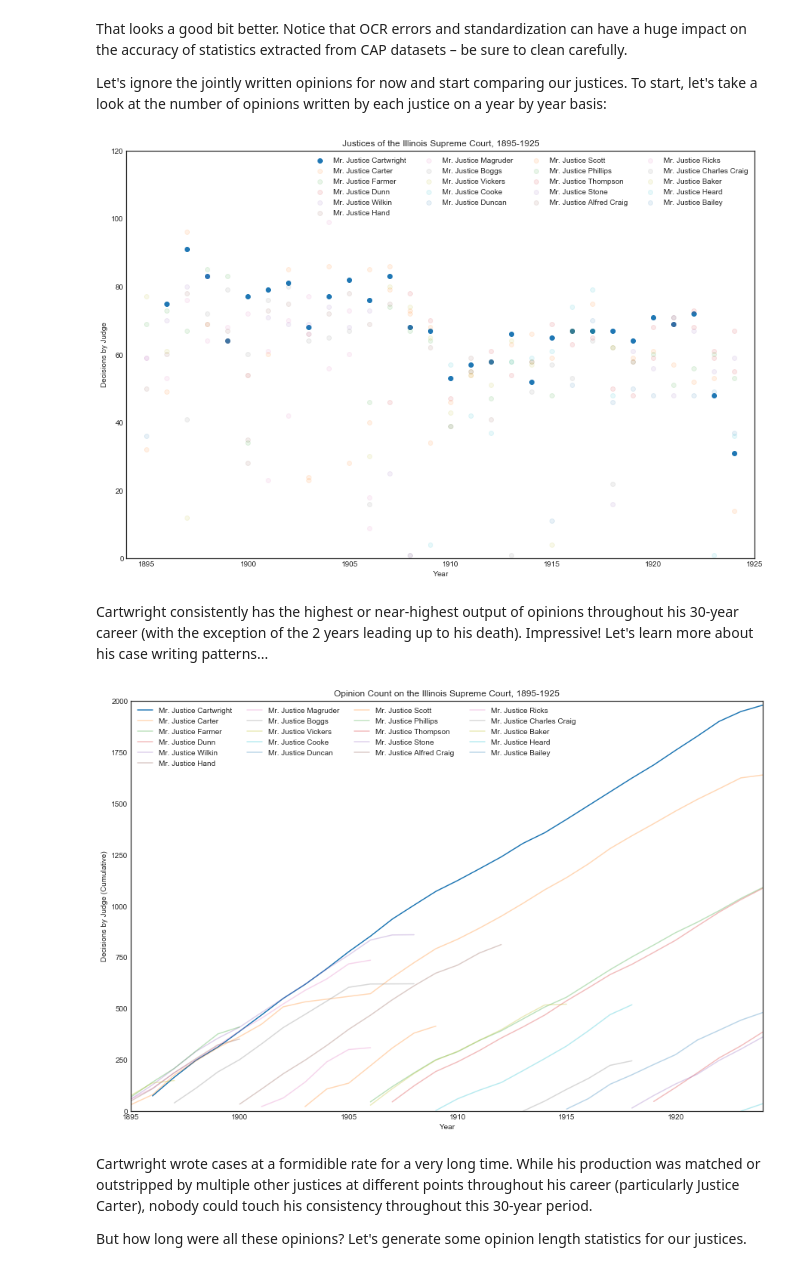
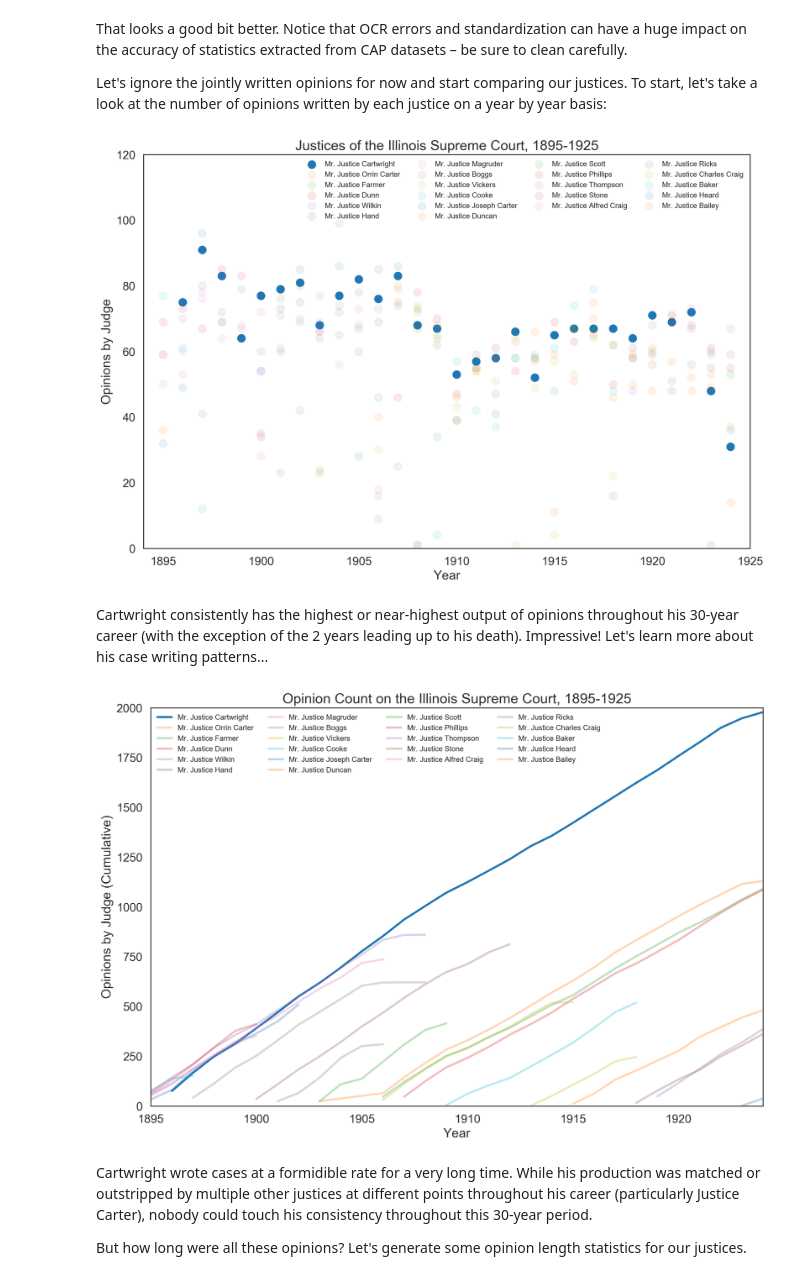
Before and after one commit to john-bowers/cap_examples, a Jupyter notebook: CAP_Demo.ipynb, the cells around one changed output. Drawn from its saved outputs; the diff is of its cells as text; code cells hidden in the pictures.

```diff
--- a/CAP_Demo.ipynb
+++ b/CAP_Demo.ipynb
@@ -9,6 +9,7 @@ import numpy as np
 import matplotlib.pyplot as plt
 import seaborn as se
 se.set_style('white')
+se.set_context('poster')
 
 
 from ipywidgets import FloatProgress
@@ -351,19 +354,20 @@ plt.show()
 # %% [markdown]
 Interesting – it seems that today's judges tend to write fewer opinions per year than their predecessors – look at what the judges of the late 19th and early 20th century were doing! Next, let's look at the 10 most prolific judges in our (uncleaned) dataset.
 # %%
-plt.figure(figsize=(15, 10))
-plt.ylim(0, 125)
+plt.figure(figsize=(10, 7), dpi=200)
+plt.ylim(0, 100)
 plt.xlim(1850, 2012)
 
 #Get year/opinion count figures for top 10 judges
-for justice in most_prolific.index.tolist()[:10]:
+for justice in most_prolific.index.tolist()[:5]:
     x,y = zip(*authors[justice].items())
     plt.scatter(x,y, alpha=0.5, label=justice)
 
 
-plt.title("10 Most Prolific Judges")
+plt.title("5 Most Prolific Judges")
 plt.xlabel("Year")
-plt.ylabel("Decisions by Judge")
-plt.legend()
+plt.ylabel("Opinions by Judge")
+plt.legend(fontsize=10)
+plt.savefig("prolificness2.png")
 plt.show()
 # %% [output]
@@ -516,9 +520,12 @@ peers_df = peers_df.drop(peers_df[peers_df["author"] == "Per Curiam"].index)
 peers_df = peers_df.drop(peers_df[peers_df["author"] == ""].index)
 peers_df.loc[(peers_df["date"] > '1913-01-01') & (peers_df["author"] == "Mr. Justice Craig"), "author"] = "Mr. Justice Charles Craig"
 peers_df.loc[(peers_df["date"] < '1913-01-01') & (peers_df["author"] == "Mr. Justice Craig"), "author"] = "Mr. Justice Alfred Craig"
+peers_df.loc[(peers_df["date"] > '1903-01-01') & (peers_df["author"] == "Mr. Justice Carter"), "author"] = "Mr. Justice Orrin Carter"
+peers_df.loc[(peers_df["date"] < '1903-01-01') & (peers_df["author"] == "Mr. Justice Carter"), "author"] = "Mr. Justice Joseph Carter"
 
-#The top 21 entries are real justices – value chosen by examination
-justices = peers_df["author"].value_counts()[:21].keys().tolist()
-peers_df["author"].value_counts()[:21]
+
+#The top 22 entries are real justices – value chosen by examination
+justices = peers_df["author"].value_counts()[:22].keys().tolist()
+peers_df["author"].value_counts()[:22]
 # %% [output]
 Mr. Justice Cartwright       1978
@@ -543,7 +550,7 @@ That looks a good bit better. Notice that OCR errors and standardization can hav
 
 Let's ignore the jointly written opinions for now and start comparing our justices. To start, let's take a look at the number of opinions written by each justice on a year by year basis:
 # %%
-plt.figure(figsize=(15, 10))
+plt.figure(figsize=(15, 10), dpi=200)
 plt.ylim(0, 120)
 plt.xlim(1894, 1925)
 
@@ -557,39 +564,41 @@ for justice in justices:
 
 plt.title("Justices of the Illinois Supreme Court, 1895-1925")
 plt.xlabel("Year")
-plt.ylabel("Decisions by Judge")
-plt.legend(ncol=4)
+plt.ylabel("Opinions by Judge")
+plt.legend(ncol=4, fontsize=10)
+plt.savefig("cartwright1.png")
 plt.show()
 # %% [output]
-[figure, old version]
+[figure, new version]
 # %% [markdown]
 Cartwright consistently has the highest or near-highest output of opinions throughout his 30-year career (with the exception of the 2 years leading up to his death). Impressive! Let's learn more about his case writing patterns...
 # %%
-plt.figure(figsize=(15, 10))
+plt.figure(figsize=(15, 10), dpi=200)
 plt.ylim(0, 2000)
 plt.xlim(1895, 1924)
 
 #Calculate cumulative opinion count over timespan.
 #Note that this does not account for opinions written prior to 1895
 for justice in justices:
     items = peers_df[peers_df["author"] == justice]["date"].apply(lambda x:x.year).value_counts().items()
     items = sorted(items, key=lambda x:x[0])
     x,y = zip(*items)
     x,y = list(x), list(y)
     for i in range(1, len(y)):
         y[i] = y[i] + y[i-1]
         i += 1
     alp = 1.0 if justice == "Mr. Justice Cartwright" else 0.3
     plt.plot(x,y, alpha=alp, label=justice)
 
 
 plt.title("Opinion Count on the Illinois Supreme Court, 1895-1925")
 plt.xlabel("Year")
-plt.ylabel("Decisions by Judge (Cumulative)")
-plt.legend(ncol=4)
+plt.ylabel("Opinions by Judge (Cumulative)")
+plt.legend(ncol=4, fontsize=10)
+plt.savefig("cartwright2.png")
 plt.show()
 # %% [output]
-[figure, old version]
+[figure, new version]
 # %% [markdown]
 Cartwright wrote cases at a formidible rate for a very long time. While his production was matched or outstripped by multiple other justices at different points throughout his career (particularly Justice Carter), nobody could touch his consistency throughout this 30-year period.
 
```
Also changed, not shown: parts of 12 cells of this notebook.
